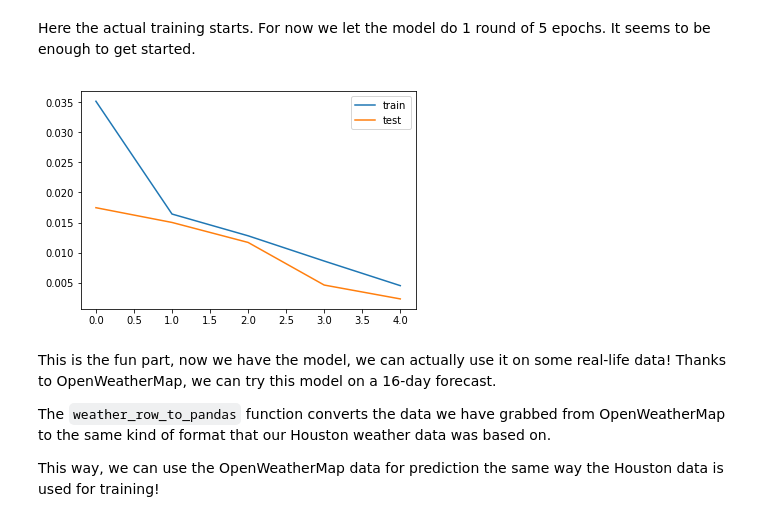
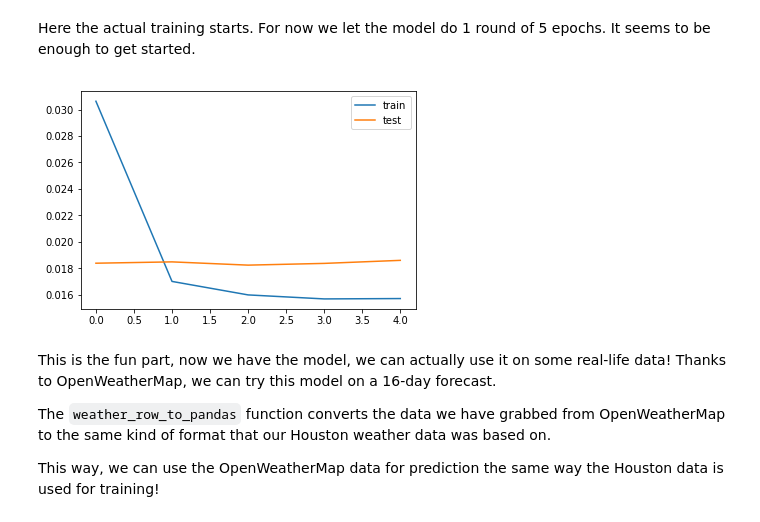
Before and after one commit to peterwilli/HurricAIne, a Jupyter notebook: HurricanePrediction.ipynb, the cells around one changed output. Drawn from its saved outputs; the diff is of its cells as text; code cells hidden in the pictures.

Commit message:
tried with other data (cloud coverage)

```diff
--- a/HurricanePrediction.ipynb
+++ b/HurricanePrediction.ipynb
@@ -147,6 +147,6 @@ Things like cloud cover and max gust speed are incomplete, so we keep them out,
 
 Below you see our new, stripped dataset.
 # %%
-houston_to_supervise = houston_weather.loc[:, ['Events', 'Max.TemperatureF', 'Max.Dew.PointF', 'Max.Humidity', 'Max.Wind.SpeedMPH', 'Max.Sea.Level.PressureIn']]
+houston_to_supervise = houston_weather.loc[:, ['Events', 'Max.TemperatureF', 'CloudCover', 'WindDirDegrees.br...', 'Max.Wind.SpeedMPH', 'Max.Sea.Level.PressureIn']]
 houston_to_supervise
 # %% [output]
@@ -275,7 +275,7 @@ scaled = scaler.fit_transform(values)
 reframed = series_to_supervised(scaled, houston_to_supervise.columns, 1, 1)
 
 # drop columns we don't want to predict
-reframed.drop(reframed.loc[:, 'Events(t)' : 'Max.Humidity(t)'].head(0).columns, axis=1, inplace=True)
+reframed.drop(reframed.loc[:, 'Events(t)' : 'WindDirDegrees.br...(t)'].head(0).columns, axis=1, inplace=True)
 reframed.drop(reframed.loc[:, ['Max.Sea.Level.PressureIn(t)']].head(0).columns, axis=1, inplace=True)
 
 reframed.drop(reframed.loc[:, ['Hurricane_Started(t-1)']].head(0).columns, axis=1, inplace=True)
@@ -313,8 +313,8 @@ train_amount = math.floor(len(reframed.values) * train_percent)
 train = reframed.values[:train_amount, :]
 test = reframed.values[train_amount:, :]
 # split into input and outputs
-train_X, train_y = train[:, :-1], train[:, -2:]
-test_X, test_y = test[:, :-1], test[:, -2:]
+train_X, train_y = train[:, :-2], train[:, -2:]
+test_X, test_y = test[:, :-2], test[:, -2:]
 
 # reshape input to be 3D [samples, timesteps, features]
 train_X = train_X.reshape((train_X.shape[0], 1, train_X.shape[1]))
@@ -336,26 +336,25 @@ It consists of 3 important components:
 # %%
 # design network
 model = Sequential()
-model.add(LSTM(15, return_sequences=False, input_shape=(train_X.shape[1], train_X.shape[2])))
-model.add(GaussianDropout(rate=0.1))
+model.add(LSTM(15, recurrent_dropout=0.2, dropout=0.2, return_sequences=False, input_shape=(train_X.shape[1], train_X.shape[2])))
 model.add(Dense(2))
 model.compile(loss='mae', optimizer='adam')
 # %% [markdown]
 Here the actual training starts. For now we let the model do 1 round of 5 epochs. It seems to be enough to get started.
 # %%
 # fit network
-history = model.fit(train_X, train_y, epochs=5, batch_size=72, validation_data=(test_X, test_y), verbose=2, shuffle=False)
+history = model.fit(train_X, train_y, epochs=5, batch_size=128, validation_data=(test_X, test_y), verbose=2, shuffle=False)
 
 # Clear the screen so we can see the charts
 clear_output()
 
 # plot history
 pyplot.plot(history.history['loss'], label='train')
 pyplot.plot(history.history['val_loss'], label='test')
 pyplot.legend()
 pyplot.show()
 # %% [output]
-[figure, old version]
+[figure, new version]
 # %% [markdown]
 This is the fun part, now we have the model, we can actually use it on some real-life data!
 Thanks to OpenWeatherMap, we can try this model on a 16-day forecast.
```
Also changed, not shown: parts of 7 cells of this notebook, 2 other files.
